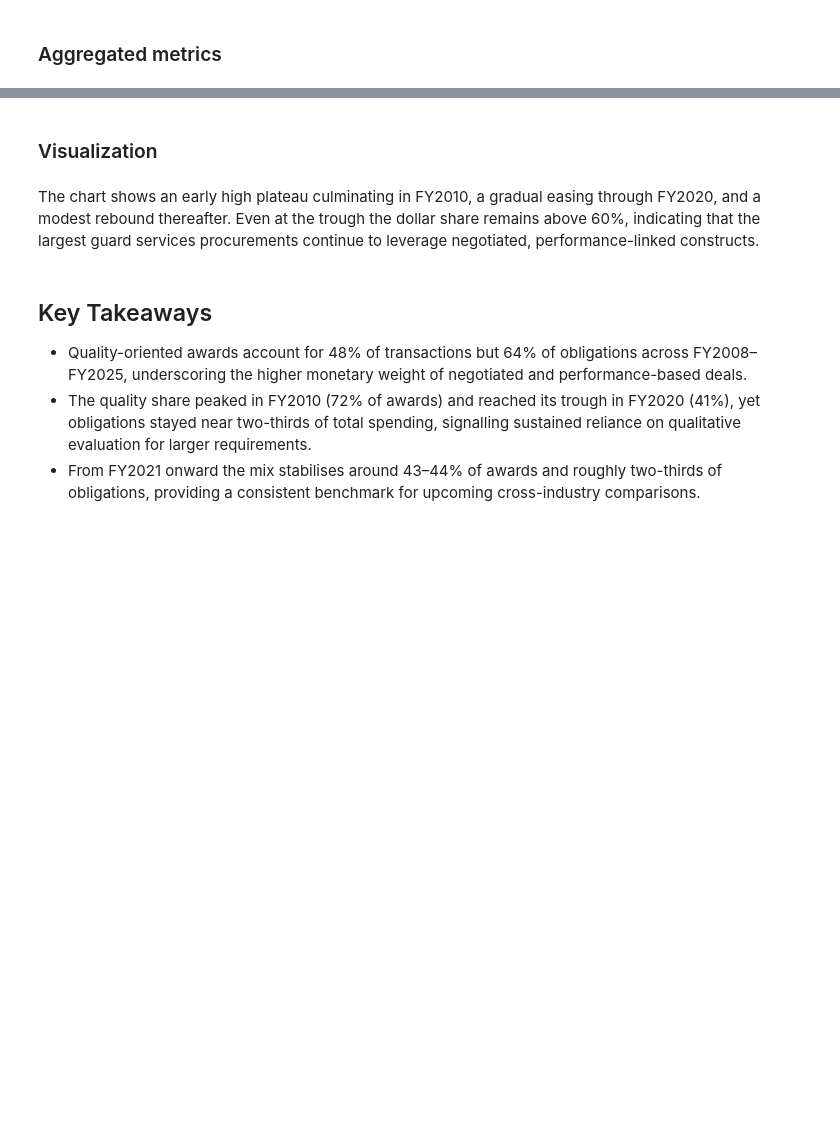
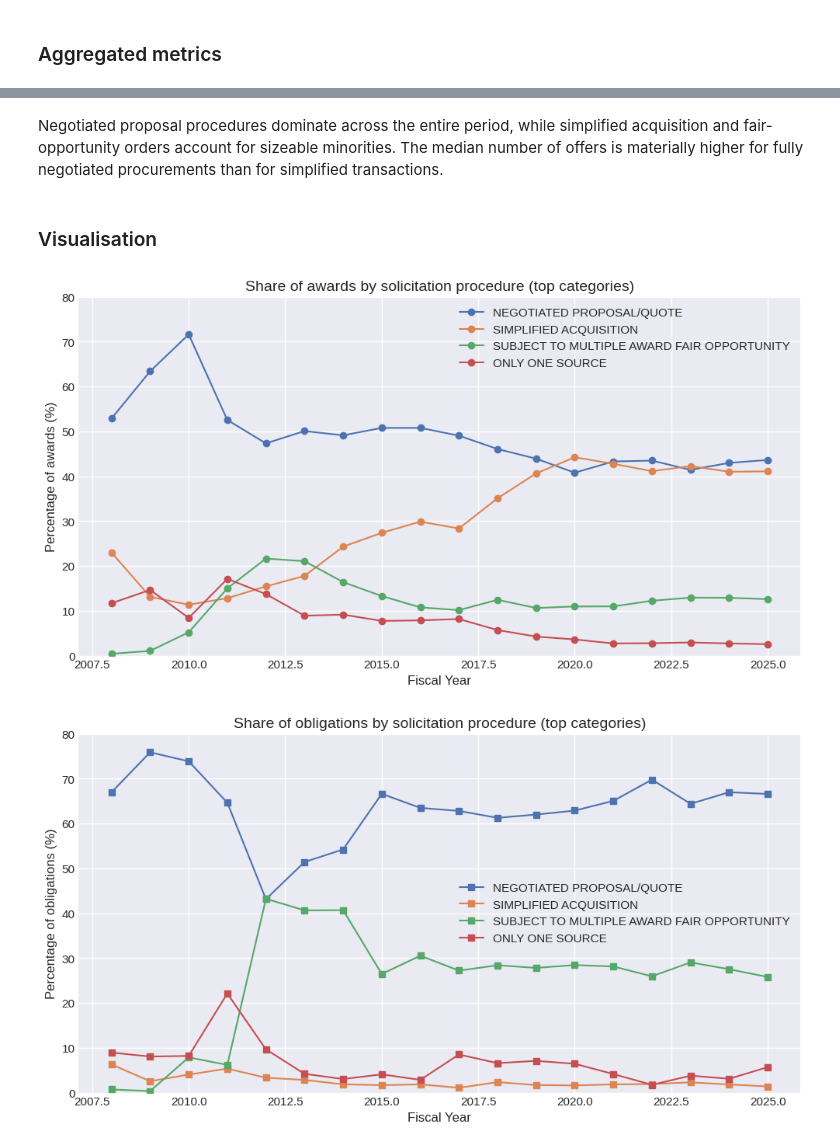
Before and after one commit to edoardoCame/American-analysis, a Jupyter notebook: notebooks/usaspending.ipynb, the cells around one changed output, grey strips where cells are left out. Cells and saved outputs as stored; diff of their text form; code cells hidden in the pictures; blank space fills up the shorter version.

```diff
--- a/notebooks/usaspending.ipynb
+++ b/notebooks/usaspending.ipynb
@@ -34,5 +39,7 @@ ModuleNotFoundError: No module named 'scripts.usaspending_utils'
 # %%
 pd.set_option('display.float_format', '{:,.2f}'.format)
+import seaborn as sns
+sns.set_theme(style='whitegrid')
 plt.style.use('seaborn-v0_8-darkgrid')
 plt.rcParams['figure.figsize'] = (12, 6)
 plt.rcParams['axes.titlesize'] = 14
@@ -125,2 +185,4 @@ Quality-weighted activity stayed elevated across the series. Counts peaked in FY
+# %% [markdown]
+Negotiated proposal procedures dominate across the entire period, while simplified acquisition and fair-opportunity orders account for sizeable minorities. The median number of offers is materially higher for fully negotiated procurements than for simplified transactions.
 # %% [markdown]
-### Visualization <a id="question-1-visualization"></a>
+### Visualisation <a id="question-1-visualisation"></a>
@@ -166,7 +189,52 @@ plt.show()
-# %% [markdown]
-The chart shows an early high plateau culminating in FY2010, a gradual easing through FY2020, and a modest rebound thereafter. Even at the trough the dollar share remains above 60%, indicating that the largest guard services procurements continue to leverage negotiated, performance-linked constructs.
-# %% [markdown]
-## Key Takeaways <a id="key-takeaways"></a>
-- Quality-oriented awards account for 48% of transactions but 64% of obligations across FY2008–FY2025, underscoring the higher monetary weight of negotiated and performance-based deals.
-- The quality share peaked in FY2010 (72% of awards) and reached its trough in FY2020 (41%), yet obligations stayed near two-thirds of total spending, signalling sustained reliance on qualitative evaluation for larger requirements.
-- From FY2021 onward the mix stabilises around 43–44% of awards and roughly two-thirds of obligations, providing a consistent benchmark for upcoming cross-industry comparisons.
+# %%
+share_awards = pivot_solicitation_share(timeseries_clean)
+top_labels = timeseries_clean.groupby('solicitation_procedures')['awards_total'].sum().nlargest(4).index
+
+fig, ax = plt.subplots()
+for label in top_labels:
+    ax.plot(
+        share_awards.index,
+        share_awards[label] * 100,
+        marker='o',
+        label=label.title() if label.islower() else label,
+    )
+
+ax.set_title('Share of awards by solicitation procedure (top categories)')
+ax.set_xlabel('Fiscal Year')
+ax.set_ylabel('Percentage of awards (%)')
+ax.set_ylim(0, 80)
+ax.legend()
+plt.show()
+
+# Obligation share plot
+share_obligation = (
+    timeseries_clean.assign(
+        total_obligation=timeseries_clean.groupby('action_date_fiscal_year')['obligation_total'].transform('sum')
+    )
+    .assign(obligation_share=lambda df: df['obligation_total'] / df['total_obligation'])
+    .pivot_table(
+        index='action_date_fiscal_year',
+        columns='solicitation_procedures',
+        values='obligation_share',
+        fill_value=0.0,
+    )
+)
+
+fig, ax = plt.subplots()
+for label in top_labels:
+    ax.plot(
+        share_obligation.index,
+        share_obligation[label] * 100,
+        marker='s',
+        label=label.title() if label.islower() else label,
+    )
+
+ax.set_title('Share of obligations by solicitation procedure (top categories)')
+ax.set_xlabel('Fiscal Year')
+ax.set_ylabel('Percentage of obligations (%)')
+ax.set_ylim(0, 80)
+ax.legend()
+plt.show()
+# %% [output]
+[figure, added]
+[figure, added]
```
Also changed, not shown: parts of 24 cells of this notebook, 3 other files.
